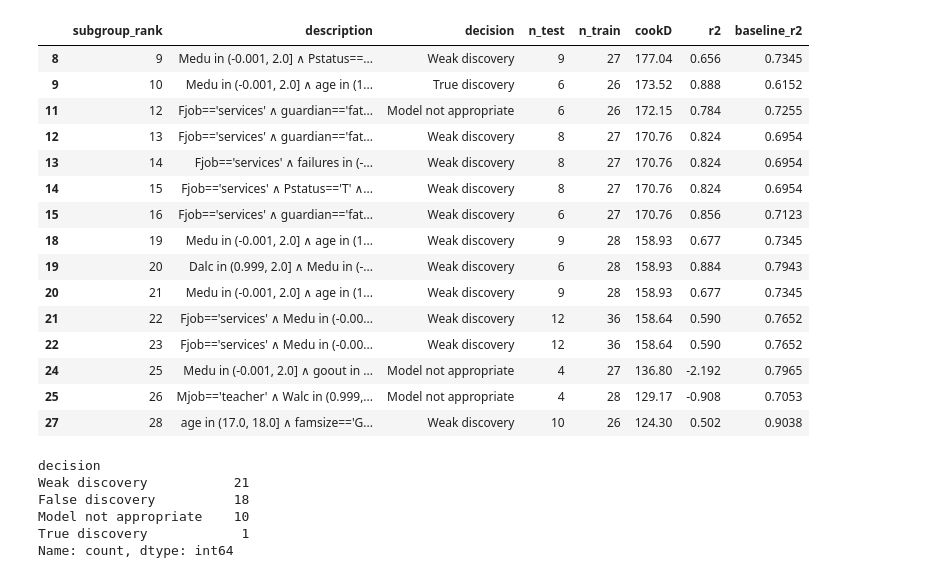
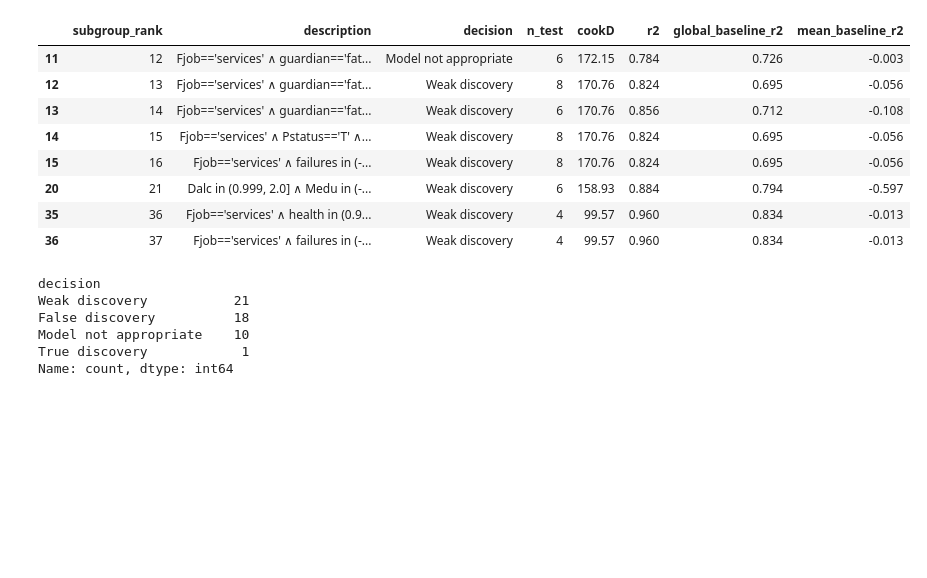
Before and after one commit to TvanGorcum/EMM_Group_4, a Jupyter notebook: inspect_private_mat.ipynb, the cells around one changed output. Saved outputs shown, nothing was run; the diff lists cells and outputs as text; code cells hidden in the pictures; blank space fills up the shorter version.

```diff
--- a/inspect_private_mat.ipynb
+++ b/inspect_private_mat.ipynb
@@ -27,7 +27,7 @@ Complex baseline evaluation metrics: {'r2': 0.8887, 'mae': np.float64(1.0472), '
 394     8.423139
 dtype: float64}
 # %%
-df_s = pd.read_csv("results/subgroup_ss_mathematics_results8020.csv")
+df_s = pd.read_csv("results/subgroup_results_mathematics.csv")
 print(df_s.iloc[-1])
 df_s = df_s[:50]
 #df_s.columns
@@ -62,7 +62,7 @@ for col, ndigits in [('cookD', 2), ('r2', 3), ('mae', 3), ('mse', 3), ('mean_res
         df_s[col] = df_s[col].round(ndigits)
 
 # Compare r2 between subgroup_model and global baseline for each row
-df_s['subgroup_r2_better'] = (df_s['r2'] > df_s['baseline_r2']).astype("object")
+df_s['subgroup_r2_better'] = (df_s['r2'] > df_s['global_baseline_r2']).astype("object")
 df_s.loc[df_s['model_type'] == 'global', 'subgroup_r2_better'] = None
 df_s['subgroup_better_global'] = (df_s['ttest_p'] < 0.1)
 df_s.loc[df_s['model_type'] == 'global', 'subgroup_better_global'] = None
@@ -90,17 +90,17 @@ def determine_decision(row):
 
 df_s['decision'] = df_s.apply(determine_decision, axis=1)
 
-# # Specify desired column order
-# main_cols = [
-#     'subgroup_rank', 'model_type', 'description', 'decision', 'subgroup_r2_better', 'cookD', 'n_train', 'n_test',
-#     'r2', 'global_baseline_r2', 'mean_baseline_r2',
-#     'mae', 'global_baseline_mae', 'mean_baseline_mae',
-#     'mse', 'global_baseline_mse', 'mean_baseline_mse',
-#     'mean_residual', 'global_baseline_mean_residual', 'mean_baseline_mean_residual'
-# ]
-# rest_cols = [c for c in df_s.columns if c not in main_cols]
-# new_order = main_cols + rest_cols
+# Specify desired column order
+main_cols = [
+    'subgroup_rank', 'model_type', 'description', 'decision', 'subgroup_r2_better', 'cookD', 'n_train', 'n_test',
+    'r2', 'global_baseline_r2', 'mean_baseline_r2',
+    'mae', 'global_baseline_mae', 'mean_baseline_mae',
+    'mse', 'global_baseline_mse', 'mean_baseline_mse',
+    'mean_residual', 'global_baseline_mean_residual', 'mean_baseline_mean_residual'
+]
+rest_cols = [c for c in df_s.columns if c not in main_cols]
+new_order = main_cols + rest_cols
 
-# # Reorder columns
-# df_s = df_s[new_order]
+# Reorder columns
+df_s = df_s[new_order]
 # %%
@@ -126,22 +126,15 @@ df_s[df_s['decision'].isin(['True discovery', 'Weak discovery'])][['subgroup_ran
 # %%
-df_s[~df_s['decision'].isin(['False discovery'])][['subgroup_rank', 'description', 'decision', 'n_test', 'n_train', 'cookD', 'r2', 'baseline_r2']].iloc[:15]
+df_s[(df_s['decision'].isin(['Model not appropriate', 'Weak discovery'])) & ( df_s['r2'] > 0) & ( df_s['r2'] > df_s['global_baseline_r2'])][['subgroup_rank', 'description', 'decision', 'n_test', 'cookD','r2', 'global_baseline_r2', 'mean_baseline_r2']]
 # %% [output]
-|  | subgroup_rank | description | decision | n_test | n_train | cookD | r2 | baseline_r2 |
-| 8 | 9 | Medu in (-0.001, 2.0] ∧ Pstatus==... | Weak discovery | 9 | 27 | 177.04 | 0.656 | 0.7345 |
-| 9 | 10 | Medu in (-0.001, 2.0] ∧ age in (1... | True discovery | 6 | 26 | 173.52 | 0.888 | 0.6152 |
-| 11 | 12 | Fjob=='services' ∧ guardian=='fat... | Model not appropriate | 6 | 26 | 172.15 | 0.784 | 0.7255 |
-| 12 | 13 | Fjob=='services' ∧ guardian=='fat... | Weak discovery | 8 | 27 | 170.76 | 0.824 | 0.6954 |
-| 13 | 14 | Fjob=='services' ∧ failures in (-... | Weak discovery | 8 | 27 | 170.76 | 0.824 | 0.6954 |
-| 14 | 15 | Fjob=='services' ∧ Pstatus=='T' ∧... | Weak discovery | 8 | 27 | 170.76 | 0.824 | 0.6954 |
-| 15 | 16 | Fjob=='services' ∧ guardian=='fat... | Weak discovery | 6 | 27 | 170.76 | 0.856 | 0.7123 |
-| 18 | 19 | Medu in (-0.001, 2.0] ∧ age in (1... | Weak discovery | 9 | 28 | 158.93 | 0.677 | 0.7345 |
-| 19 | 20 | Dalc in (0.999, 2.0] ∧ Medu in (-... | Weak discovery | 6 | 28 | 158.93 | 0.884 | 0.7943 |
-| 20 | 21 | Medu in (-0.001, 2.0] ∧ age in (1... | Weak discovery | 9 | 28 | 158.93 | 0.677 | 0.7345 |
-| 21 | 22 | Fjob=='services' ∧ Medu in (-0.00... | Weak discovery | 12 | 36 | 158.64 | 0.590 | 0.7652 |
-| 22 | 23 | Fjob=='services' ∧ Medu in (-0.00... | Weak discovery | 12 | 36 | 158.64 | 0.590 | 0.7652 |
-| 24 | 25 | Medu in (-0.001, 2.0] ∧ goout in ... | Model not appropriate | 4 | 27 | 136.80 | -2.192 | 0.7965 |
-| 25 | 26 | Mjob=='teacher' ∧ Walc in (0.999,... | Model not appropriate | 4 | 28 | 129.17 | -0.908 | 0.7053 |
-| 27 | 28 | age in (17.0, 18.0] ∧ famsize=='G... | Weak discovery | 10 | 26 | 124.30 | 0.502 | 0.9038 |
+|  | subgroup_rank | description | decision | n_test | cookD | r2 | global_baseline_r2 | mean_baseline_r2 |
+| 11 | 12 | Fjob=='services' ∧ guardian=='fat... | Model not appropriate | 6 | 172.15 | 0.784 | 0.726 | -0.003 |
+| 12 | 13 | Fjob=='services' ∧ guardian=='fat... | Weak discovery | 8 | 170.76 | 0.824 | 0.695 | -0.056 |
+| 13 | 14 | Fjob=='services' ∧ guardian=='fat... | Weak discovery | 6 | 170.76 | 0.856 | 0.712 | -0.108 |
+| 14 | 15 | Fjob=='services' ∧ Pstatus=='T' ∧... | Weak discovery | 8 | 170.76 | 0.824 | 0.695 | -0.056 |
+| 15 | 16 | Fjob=='services' ∧ failures in (-... | Weak discovery | 8 | 170.76 | 0.824 | 0.695 | -0.056 |
+| 20 | 21 | Dalc in (0.999, 2.0] ∧ Medu in (-... | Weak discovery | 6 | 158.93 | 0.884 | 0.794 | -0.597 |
+| 35 | 36 | Fjob=='services' ∧ health in (0.9... | Weak discovery | 4 | 99.57 | 0.960 | 0.834 | -0.013 |
+| 36 | 37 | Fjob=='services' ∧ failures in (-... | Weak discovery | 4 | 99.57 | 0.960 | 0.834 | -0.013 |
 # %%
 df_s['decision'].value_counts()
 # %% [output]
```
Also changed, not shown: parts of 5 cells of this notebook, 23 other files.
